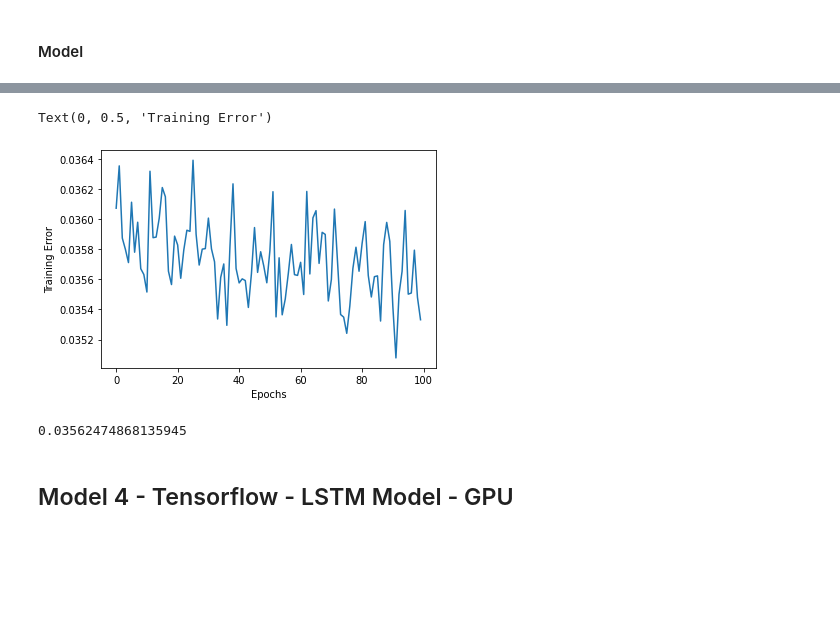
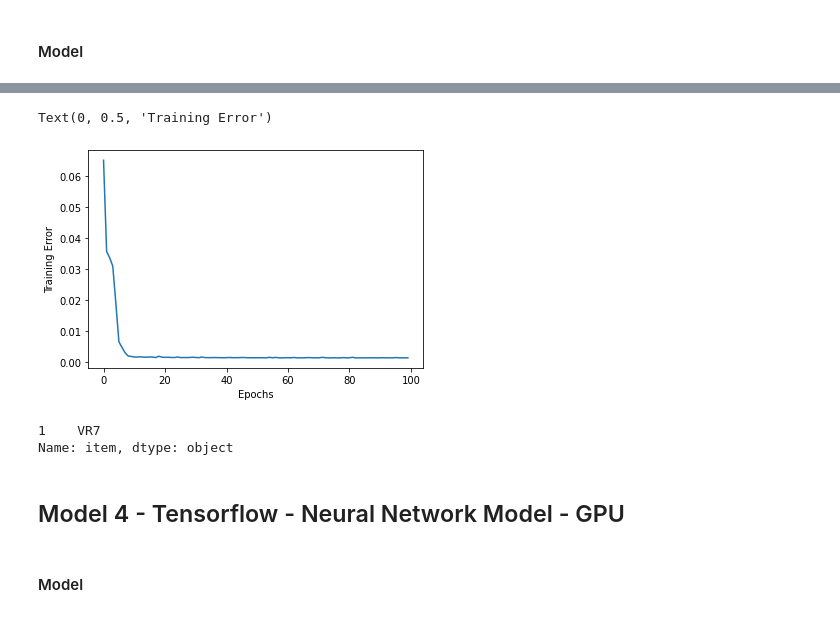
Before and after one commit to jhancuch/onmart, a Jupyter notebook: recommenders/recommenders.ipynb, the cells around one changed output, grey strips where cells are left out. Saved outputs shown, nothing was run; the diff lists cells and outputs as text; code cells hidden in the pictures; blank space fills up the shorter version.

```diff
--- a/recommenders/recommenders.ipynb
+++ b/recommenders/recommenders.ipynb
@@ -292,2 +299,2 @@ df_tf_input.head()
 # %%
-train, test = train_test_split(df_tf_input, test_size=0.3, random_state=123)
+X_train, X_test, y_train, y_test = train_test_split(df_tf_input.iloc[:, 0:2], df_tf_input.iloc[:, 2], test_size=0.3, random_state=123)
@@ -479,6 +439,20 @@ ________________________________________________________________________________
+# %%
+model_3 = keras.models.Sequential([
+    keras.layers.Flatten(input_shape=(2, )),
+    keras.layers.Dense(256, activation="relu"),
+    keras.layers.Dense(128, activation="relu"),
+    keras.layers.Dense(128, activation="relu"),
+    keras.layers.Dense(1)
+])
+# %%
+model_3.compile(
+    optimizer='adam',
+    loss='mean_squared_error')
 # %%
 # Train Model
 %%time
-history = model.fit([train.user, train.item_encoded], train.rating, epochs=100, verbose=1)
+
+history_model_3 = model_3.fit(X_train, y_train, epochs=100,
+                              validation_data=(X_test, y_test))
 # %% [output]
 Epoch 1/100
@@ -486,13 +475,22 @@ InvalidArgumentError: ignored
 # %%
-plt.plot(history.history['loss'])
+plt.plot(history_model_3.history['loss'])
 plt.xlabel("Epochs")
 plt.ylabel("Training Error")
 # %% [output]
 Text(0, 0.5, 'Training Error')
-[figure, old version]
+[figure, new version]
-# %%
-model.evaluate([test.user, test.item_encoded], test.rating)
-# %% [output]
-0.03562474868135945
+# %%
+# Creating dataset for making recommendations for the first user in our list, user 566260321
+id_user = df_tf[df_tf['user'] == 566260321]
+user = id_user[['user_encoded', 'item_encoded']]
+
+predictions = model_3.predict(user)
+predictions = np.array([a[0] for a in predictions])
+predictions = [round(i, 1) for i in predictions]
+items = pd.DataFrame(predictions, columns=['item_encoded']).merge(df_tf, how='left', on='item_encoded')
+items['item'].drop_duplicates().dropna()
+# %% [output]
+1    VR7
+Name: item, dtype: object
 # %% [markdown]
-## Model 4 - Tensorflow - LSTM Model - GPU
+## Model 4 - Tensorflow - Neural Network Model - GPU
@@ -510,0 +497,2 @@ model.summary()
+# %% [markdown]
+#### Model
```
Also changed, not shown: parts of 16 cells of this notebook.
